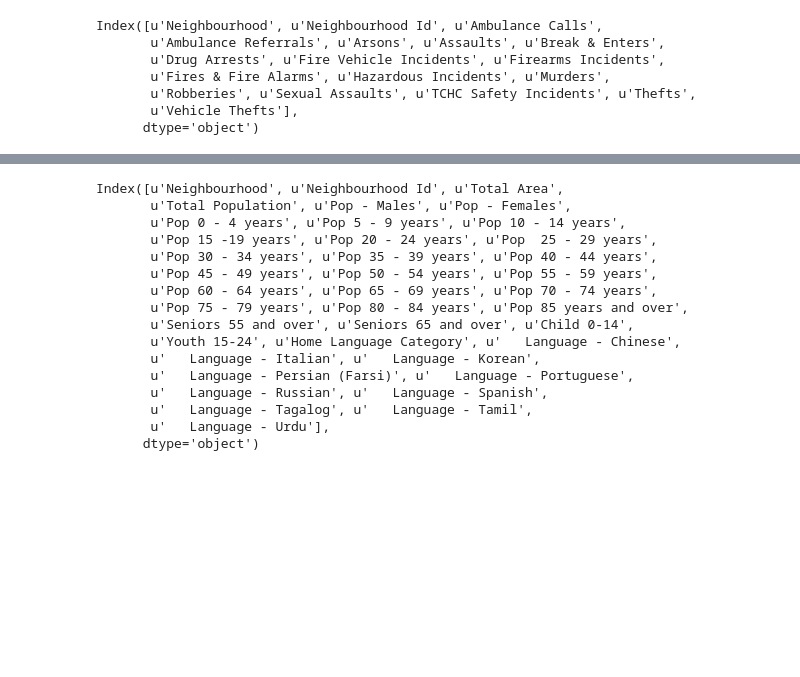
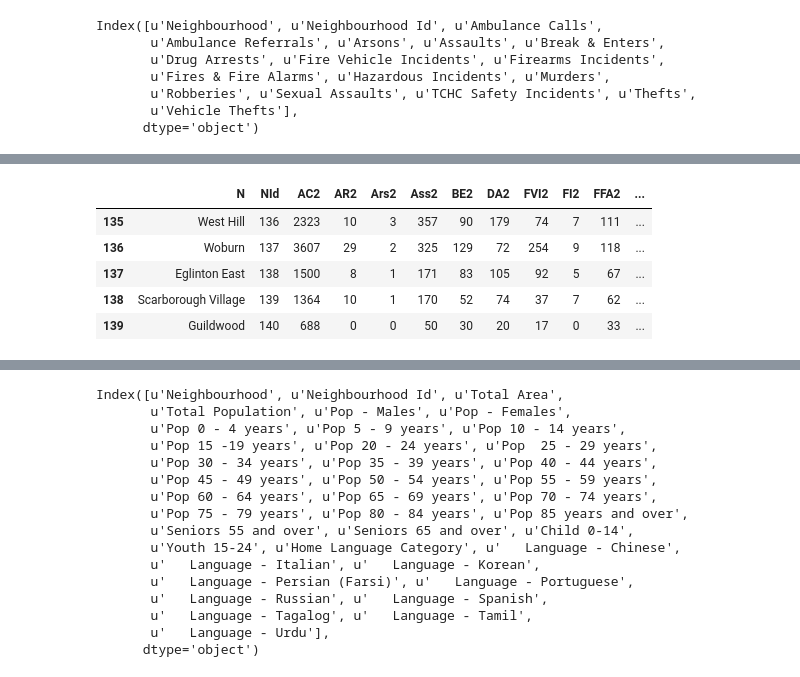
Before and after one commit to nvempala/Toronto-Crime, a Jupyter notebook: Neighbourhood_Crime.ipynb, the cells around one changed output, grey strips where cells are left out. Cells and saved outputs as stored; diff of their text form; code cells hidden in the pictures; blank space fills up the shorter version.

```diff
--- a/Neighbourhood_Crime.ipynb
+++ b/Neighbourhood_Crime.ipynb
@@ -113,0 +151,16 @@ Index([u'Neighbourhood', u'Neighbourhood Id', u'Ambulance Calls',
+# %%
+# Rename columns of 2008 crime dataframe. Column names comparable to 2011 will have suffix "2"
+c2.rename(columns={'Neighbourhood':'N','Neighbourhood Id':'NId','Ambulance Calls':'AC2',
+       'Ambulance Referrals':'AR2','Arsons':'Ars2','Assaults':'Ass2','Break & Enters':'BE2',
+       'Drug Arrests':'DA2','Fire Vehicle Incidents':'FVI2','Firearms Incidents':'FI2',
+       'Fires & Fire Alarms':'FFA2','Hazardous Incidents':'HI2','Murders':'M2',
+       'Robberies':'R2','Sexual Assaults':'SA2','TCHC Safety Incidents':'TCHCSI2','Thefts':'T2',
+       'Vehicle Thefts':'VT2'},inplace=True)
+c2.tail()
+# %% [output]
+|  | N | NId | AC2 | AR2 | Ars2 | Ass2 | BE2 | DA2 | FVI2 | FI2 | FFA2 | ... |
+| 135 | West Hill | 136 | 2323 | 10 | 3 | 357 | 90 | 179 | 74 | 7 | 111 | ... |
+| 136 | Woburn | 137 | 3607 | 29 | 2 | 325 | 129 | 72 | 254 | 9 | 118 | ... |
+| 137 | Eglinton East | 138 | 1500 | 8 | 1 | 171 | 83 | 105 | 92 | 5 | 67 | ... |
+| 138 | Scarborough Village | 139 | 1364 | 10 | 1 | 170 | 52 | 74 | 37 | 7 | 62 | ... |
+| 139 | Guildwood | 140 | 688 | 0 | 0 | 50 | 30 | 20 | 17 | 0 | 33 | ... |
```
Also changed, not shown: parts of 52 cells of this notebook.
